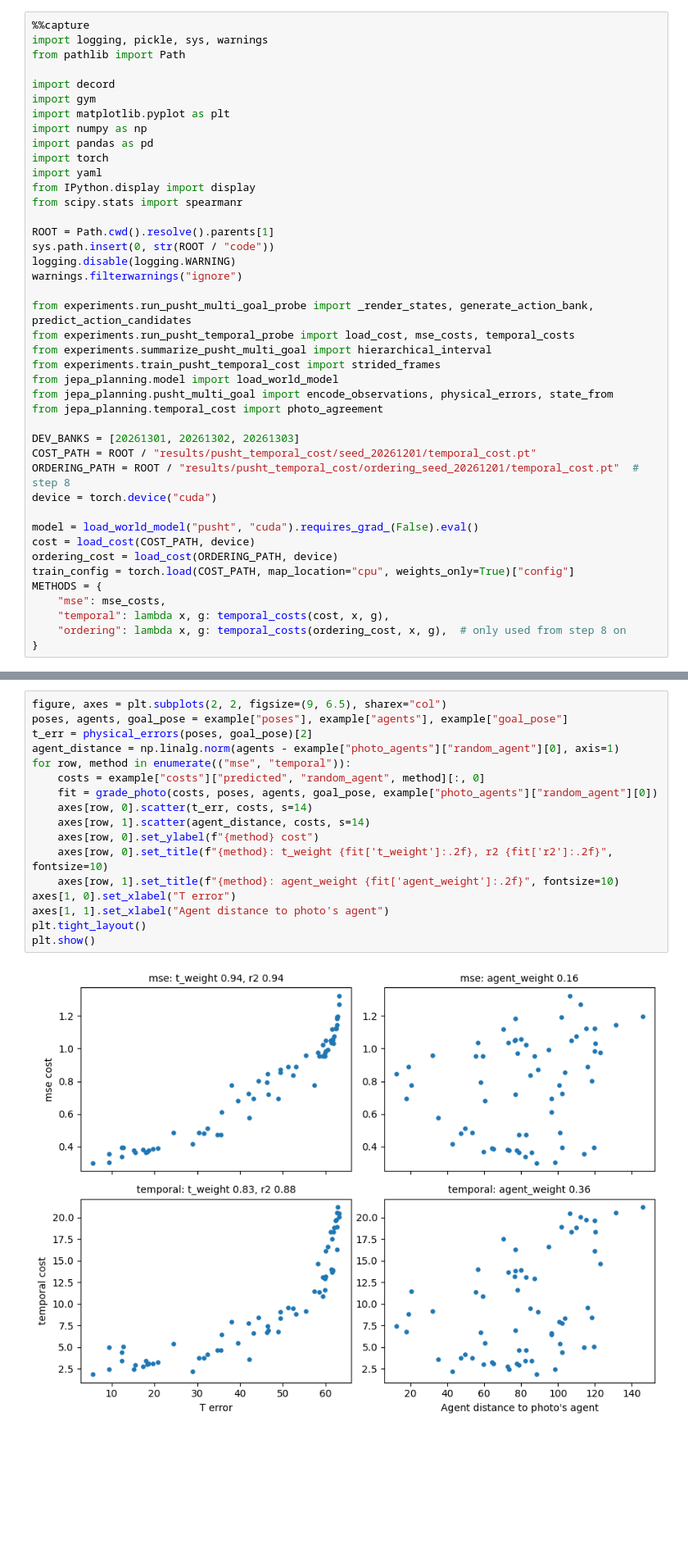
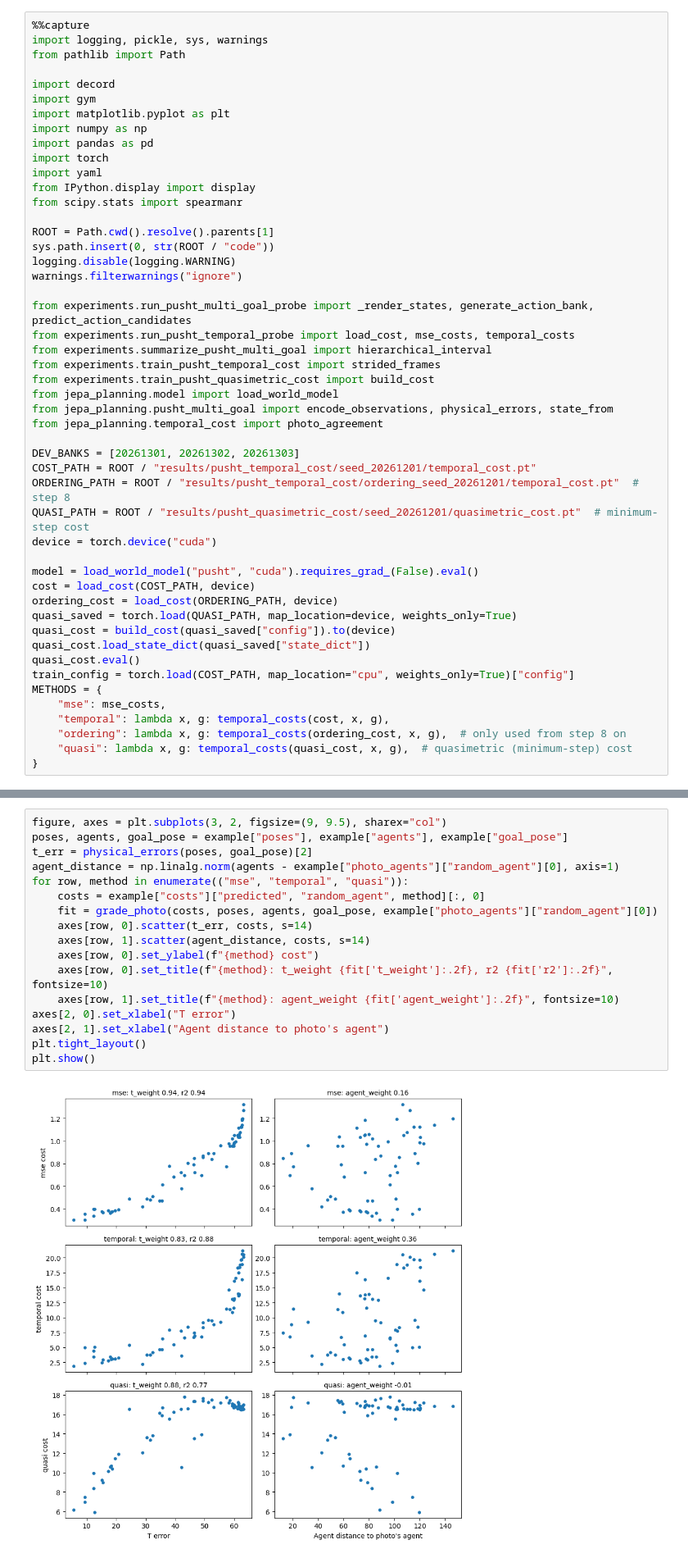
Before and after one commit to AmadeoDeLaVega/JEPA-Planning, a Jupyter notebook: code/debug/temporal_cost.ipynb, the cells around one changed output, grey strips where cells are left out. Shown at 82% size. Drawn from its saved outputs; the diff is of its cells as text; blank space fills up the shorter version.

Commit message:
more code to test out quasimetric cost metric

```diff
--- a/code/debug/temporal_cost.ipynb
+++ b/code/debug/temporal_cost.ipynb
@@ -51,6 +51,7 @@ from experiments.run_pusht_multi_goal_probe import _render_states, generate_acti
 from experiments.run_pusht_temporal_probe import load_cost, mse_costs, temporal_costs
 from experiments.summarize_pusht_multi_goal import hierarchical_interval
 from experiments.train_pusht_temporal_cost import strided_frames
+from experiments.train_pusht_quasimetric_cost import build_cost
 from jepa_planning.model import load_world_model
 from jepa_planning.pusht_multi_goal import encode_observations, physical_errors, state_from
 from jepa_planning.temporal_cost import photo_agreement
@@ -58,16 +59,22 @@ from jepa_planning.temporal_cost import photo_agreement
 DEV_BANKS = [20261301, 20261302, 20261303]
 COST_PATH = ROOT / "results/pusht_temporal_cost/seed_20261201/temporal_cost.pt"
 ORDERING_PATH = ROOT / "results/pusht_temporal_cost/ordering_seed_20261201/temporal_cost.pt"  # step 8
+QUASI_PATH = ROOT / "results/pusht_quasimetric_cost/seed_20261201/quasimetric_cost.pt"  # minimum-step cost
 device = torch.device("cuda")
 
 model = load_world_model("pusht", "cuda").requires_grad_(False).eval()
 cost = load_cost(COST_PATH, device)
 ordering_cost = load_cost(ORDERING_PATH, device)
+quasi_saved = torch.load(QUASI_PATH, map_location=device, weights_only=True)
+quasi_cost = build_cost(quasi_saved["config"]).to(device)
+quasi_cost.load_state_dict(quasi_saved["state_dict"])
+quasi_cost.eval()
 train_config = torch.load(COST_PATH, map_location="cpu", weights_only=True)["config"]
 METHODS = {
     "mse": mse_costs,
     "temporal": lambda x, g: temporal_costs(cost, x, g),
     "ordering": lambda x, g: temporal_costs(ordering_cost, x, g),  # only used from step 8 on
+    "quasi": lambda x, g: temporal_costs(quasi_cost, x, g),  # quasimetric (minimum-step) cost
 }
 # %% [markdown]
 ## What one probe task looks like
@@ -523,24 +554,24 @@ $z(\cdot)$ here denotes normalize (z-score). That puts MSE and temporal on the s
 
 The example below shows the raw data behind one such fit.
 # %%
-figure, axes = plt.subplots(2, 2, figsize=(9, 6.5), sharex="col")
+figure, axes = plt.subplots(3, 2, figsize=(9, 9.5), sharex="col")
 poses, agents, goal_pose = example["poses"], example["agents"], example["goal_pose"]
 t_err = physical_errors(poses, goal_pose)[2]
 agent_distance = np.linalg.norm(agents - example["photo_agents"]["random_agent"][0], axis=1)
-for row, method in enumerate(("mse", "temporal")):
+for row, method in enumerate(("mse", "temporal", "quasi")):
     costs = example["costs"]["predicted", "random_agent", method][:, 0]
     fit = grade_photo(costs, poses, agents, goal_pose, example["photo_agents"]["random_agent"][0])
     axes[row, 0].scatter(t_err, costs, s=14)
     axes[row, 1].scatter(agent_distance, costs, s=14)
     axes[row, 0].set_ylabel(f"{method} cost")
     axes[row, 0].set_title(f"{method}: t_weight {fit['t_weight']:.2f}, r2 {fit['r2']:.2f}", fontsize=10)
     axes[row, 1].set_title(f"{method}: agent_weight {fit['agent_weight']:.2f}", fontsize=10)
-axes[1, 0].set_xlabel("T error")
-axes[1, 1].set_xlabel("Agent distance to photo's agent")
+axes[2, 0].set_xlabel("T error")
+axes[2, 1].set_xlabel("Agent distance to photo's agent")
 plt.tight_layout()
 plt.show()
 # %% [output]
-[figure, old version]
+[figure, new version]
 # %% [markdown]
 Each dot is one candidate for one goal photo. A single photo proves little, so the table averages the same fit over all 720 photos.
 # %%
```
Also changed, not shown: parts of 11 cells of this notebook.
